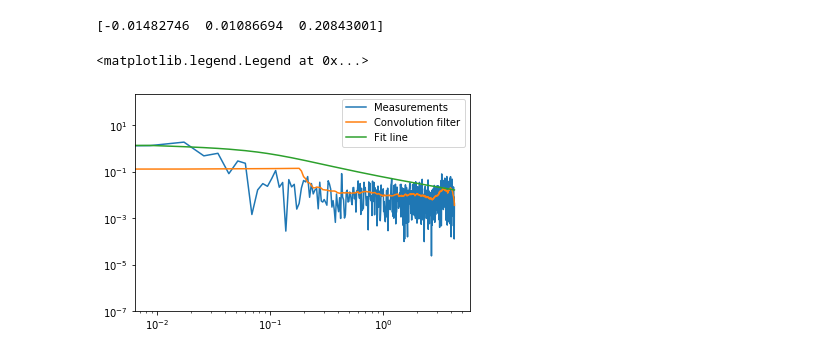
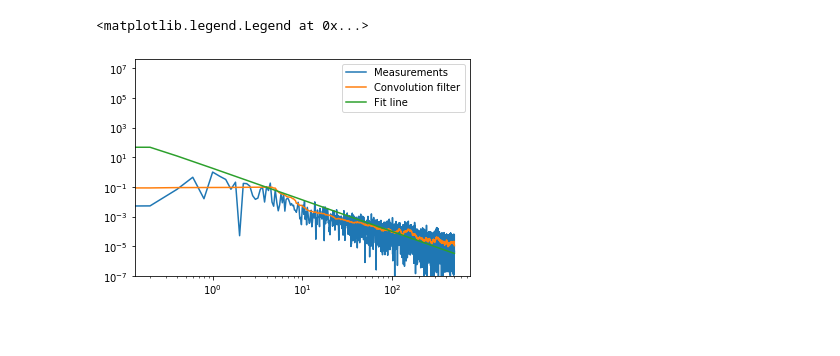
Before and after one commit to aditya-sengupta/tip-tilt-control, a Jupyter notebook: control/dev/impulse_filter.ipynb, the cells around one changed output. Cells and saved outputs as stored; diff of their text form; code cells hidden in the pictures.

```diff
--- a/control/dev/impulse_filter.ipynb
+++ b/control/dev/impulse_filter.ipynb
@@ -27,4 +29,6 @@ clean_psd = np.convolve(Pxx[1:], to_conv)
 plt.figure(figsize=(10,10))
 plt.semilogy(fxx[1:], Pxx[1:])
 plt.semilogy(fxx[1:], clean_psd[size:-size])
+
+clean_psd = clean_psd[size-1:-size]
 # %% [output]
@@ -33,11 +35,0 @@ plt.semilogy(fxx[1:], clean_psd[size:-size])
-# %%
-a = 1e-6
-
-from observer import log_likelihood
-
-def model_ft(pars):
-    b, c = pars
-    return -np.log10(b/((1j * fxx + a)**(1/3) * (1j * fxx + 0.1)**(c)))
-
-LL = log_likelihood(model_ft, -np.log10(clean_psd[size-1:-size]))
-pars = optimize.minimize(LL, [1, 3, 1], method='Nelder-Mead').x
@@ -43,0 +38,13 @@ pars = optimize.minimize(LL, [1, 3, 1], method='Nelder-Mead').x
+# %%
+c = stats.linregress(np.log10(fxx[np.where(fxx > 0.1)]), np.log10(clean_psd[np.where(fxx > 0.1)])).slope
+# %%
+a = 1e-6
+get_ft = lambda b: b/((1j * fxx + a)**(1/3) * (1j * fxx + 0.1)**(-c/2))
+# I suspect you gotta put the -1/3 for lower frequencies, but here the post-wind-clearing component is dominant
+
+def cost(pars):
+    b = pars
+    return np.mean((np.log10(np.abs(get_ft(b))**2) - np.log10(Pxx))**2)
+
+b = optimize.minimize(cost, [1]).x
+print(b)
@@ -44,11 +53,9 @@ pars = optimize.minimize(LL, [1, 3, 1], method='Nelder-Mead').x
 # %%
-print(pars)
 plt.loglog(fxx, Pxx, label='Measurements')
-plt.loglog(fxx, clean_psd[size-1:-size], label='Convolution filter')
-plt.loglog(fxx, np.exp(-model_ft([0.01482746, 3/2])), label='Fit line')
+plt.loglog(fxx, clean_psd, label='Convolution filter')
+plt.loglog(fxx, np.abs(get_ft(b))**2, label='Fit line')
 plt.ylim(1e-7)
 plt.legend()
 # %% [output]
-[-0.01482746  0.01086694  0.20843001]
+<matplotlib.legend.Legend at 0x...>
-<matplotlib.legend.Legend at 0x...>
-[figure, old version]
+[figure, new version]
```
Also changed, not shown: parts of 16 cells of this notebook, 1 other file.
